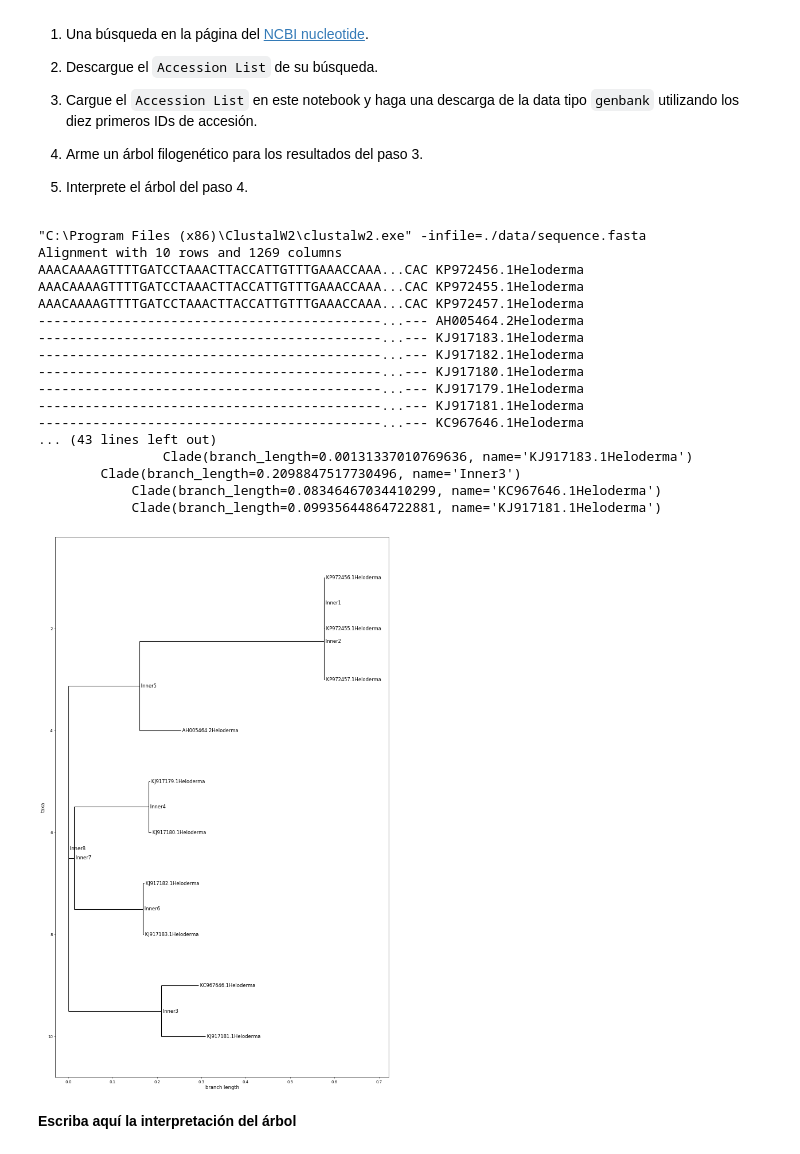
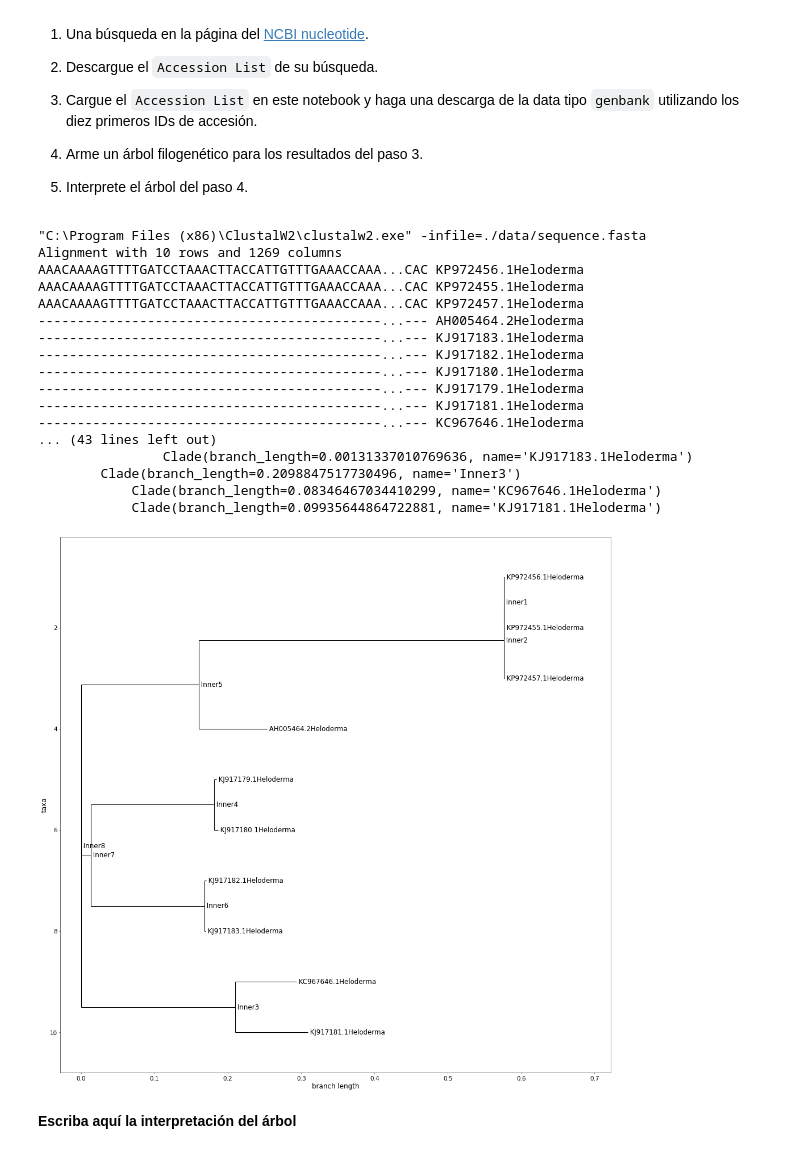
Before and after one commit to LeoPRhon/GBI6_ExamenPython-Leonardo-Proa-o, a Jupyter notebook: 2021II_GBI6_ExamenParcialPython.ipynb, the cells around one changed output. Saved outputs shown, nothing was run; the diff lists cells and outputs as text; code cells hidden in the pictures.

```diff
--- a/2021II_GBI6_ExamenParcialPython.ipynb
+++ b/2021II_GBI6_ExamenParcialPython.ipynb
@@ -267,7 +267,7 @@ from reportlab.lib import colors
 from reportlab.lib.units import cm
 from Bio.Graphics import GenomeDiagram
 from Bio.SeqFeature import SeqFeature, FeatureLocation
-# Filogenia
+# Filogenia para el árbol
 from Bio import Phylo
 from Bio.Phylo.TreeConstruction import DistanceCalculator
 from Bio.Phylo.TreeConstruction import DistanceTreeConstructor
@@ -284,9 +284,9 @@ import ipywidgets
 import warnings
 warnings.filterwarnings('ignore')
 
+#Abrir los primeros IDs en el Accession List y descargar la data tipo genbank sobre Heloderma Suspectum
 with open("data/sequence.seq","r") as archivo:
      listas = ["AH005464.2", "KP972457.1", "KP972456.1", "KP972455.1", "KJ917183.1", "KJ917182.1", "KJ917181.1", "KJ917180.1", "KJ917179.1", "KC967646.1"]
-from Bio import Entrez
 Entrez.email = "leonardo.proano@est.ikiam.edu.ec"
 ofile = open("./data/sequence.gb", "w")
 with Entrez.efetch( db="nucleotide", rettype="gb", retmode="text", id= listas
@@ -301,7 +301,7 @@ with open("./data/sequence.gb",'r') as genbank:
     for line in a:
         DatosFast.write(str(line))
 
-#Cargar data multiple y hacer los alineamientos\n
+#Cargar la data para el secuenciamiento múltiple y hacer los alineamientos por cada ID usando ClustalW2
 clustalw_exe = r"C:\Program Files (x86)\ClustalW2\clustalw2.exe"
 clustalw_cline = ClustalwCommandline(clustalw_exe, infile = "./data/sequence.fasta")
 assert os.path.isfile(clustalw_exe), "Clustal_W executable is missing or not found"
@@ -310,66 +310,63 @@ print(clustalw_cline)
 ClustalAlign = AlignIO.read("data/sequence.aln", "clustal")
 print(ClustalAlign)
 
-# Generar Dendogram (Tree)
+#Generar Dendograma (Árbol filogenético)
 tree = Phylo.read("data/sequence.dnd", "newick")
 Phylo.draw_ascii(tree)
 
-# cargar alineamiento
+#Cargar el alineamiento
 with open("data/sequence.aln","r") as aln:
     alignment = AlignIO.read(aln,"clustal")
 print(type(alignment))
 
-# Inicializar la calculadora de Distancias y del modelo
+#Iniciar la calculadora de Distancias en el modelo
 calculator = DistanceCalculator('identity')
 
-# Matriz de Distancias
+#Matriz de Distancias
 distance_matrix = calculator.get_distance(alignment)
 print(distance_matrix)
 
-# Inicializar el constructor del arbol ( Tree Constructor )
+#Función para usar el constructor del árbol filogenético
 constructor = DistanceTreeConstructor(calculator)
 
-# Construir el arbol
+#Construir el Árbol filogenético
 arbolF= constructor.build_tree(alignment)
 arbolF.rooted = True
 print(arbolF)
 
-# Guardar el arbol
+#Crear archivo .xml del árbol filogenético
 Phylo.write(arbolF, "./data/arbolF.xml", "phyloxml")
 arbolFg = Phylo.read(file="./data/arbolF.xml", format= "phyloxml")
 
-# Arbol elemental en Matplotlib
-import matplotlib
-import matplotlib.pyplot as plt
 
-# Make a better looking tree using the features of matplotlib
+#Make a better looking tree using the features of matplotlib
 
-fig = plt.figure(figsize=(15, 25), dpi=50) # create figure & set the size
+fig = plt.figure(figsize=(25, 25), dpi=50) # create figure & set the size
 matplotlib.rc('font', size=17)              # fontsize of the leaf and node labels
 matplotlib.rc('xtick', labelsize=15)       # fontsize of the tick labels
 matplotlib.rc('ytick', labelsize=15)       # fontsize of the tick labels
 axes = fig.add_subplot(1, 1, 1)
 Phylo.draw(arbolFg, axes=axes)
 fig.savefig("data/arbolFgclando")
 # %% [output]
 "C:\Program Files (x86)\ClustalW2\clustalw2.exe" -infile=./data/sequence.fasta
 Alignment with 10 rows and 1269 columns
 AAACAAAAGTTTTGATCCTAAACTTACCATTGTTTGAAACCAAA...CAC KP972456.1Heloderma
 AAACAAAAGTTTTGATCCTAAACTTACCATTGTTTGAAACCAAA...CAC KP972455.1Heloderma
 AAACAAAAGTTTTGATCCTAAACTTACCATTGTTTGAAACCAAA...CAC KP972457.1Heloderma
 --------------------------------------------...--- AH005464.2Heloderma
 --------------------------------------------...--- KJ917183.1Heloderma
 --------------------------------------------...--- KJ917182.1Heloderma
 --------------------------------------------...--- KJ917180.1Heloderma
 --------------------------------------------...--- KJ917179.1Heloderma
 --------------------------------------------...--- KJ917181.1Heloderma
 --------------------------------------------...--- KC967646.1Heloderma
 ... (43 lines left out)
                 Clade(branch_length=0.00131337010769636, name='KJ917183.1Heloderma')
         Clade(branch_length=0.2098847517730496, name='Inner3')
             Clade(branch_length=0.08346467034410299, name='KC967646.1Heloderma')
             Clade(branch_length=0.09935644864722881, name='KJ917181.1Heloderma')
-[figure, old version]
+[figure, new version]
 # %% [markdown]
 **Escriba aquí la interpretación del árbol**
 # %% [markdown]
```
Also changed, not shown: 1 other file.
